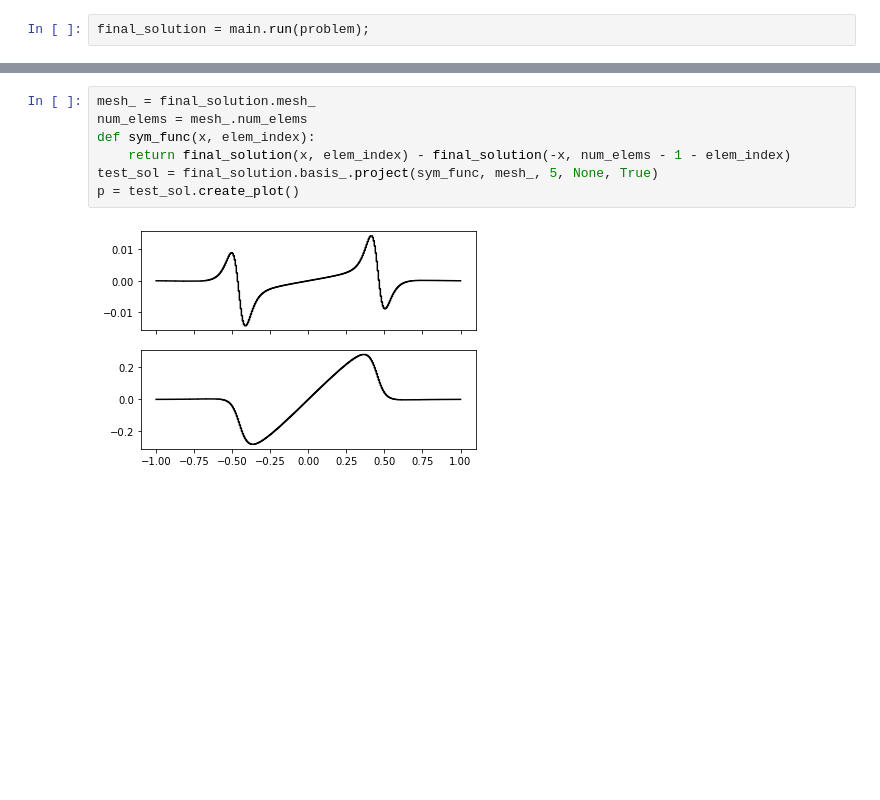
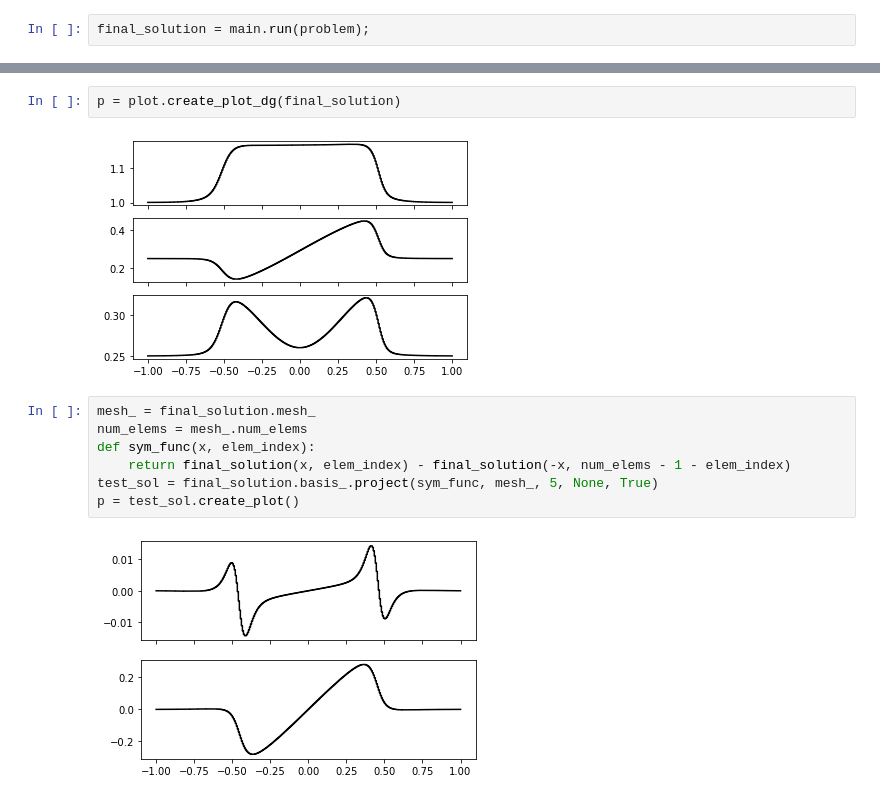
Before and after one commit to caleblogemann/pydogpack, a Jupyter notebook: apps/generalizedshallowwater/torrilhonexample/torrilhon_example.ipynb, the cells around one changed output, grey strips where cells are left out. Cells and saved outputs as stored; diff of their text form; blank space fills up the shorter version.

```diff
--- a/apps/generalizedshallowwater/torrilhonexample/torrilhon_example.ipynb
+++ b/apps/generalizedshallowwater/torrilhonexample/torrilhon_example.ipynb
@@ -83,3 +83,7 @@ HTML(ani.to_html5_video())
+# %%
+p = plot.create_plot_dg(final_solution)
+# %% [output]
+[figure, added]
 # %%
 mesh_ = final_solution.mesh_
 num_elems = mesh_.num_elems
```
Also changed, not shown: parts of 2 cells of this notebook, 1 other file.
